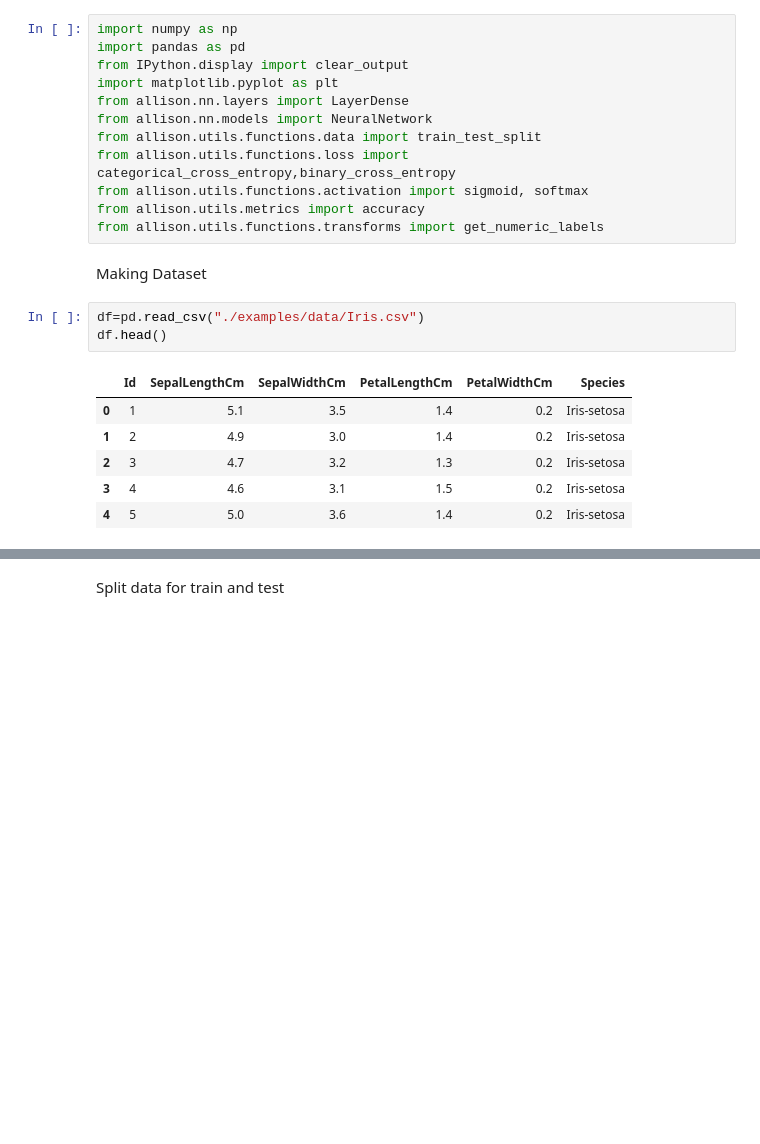
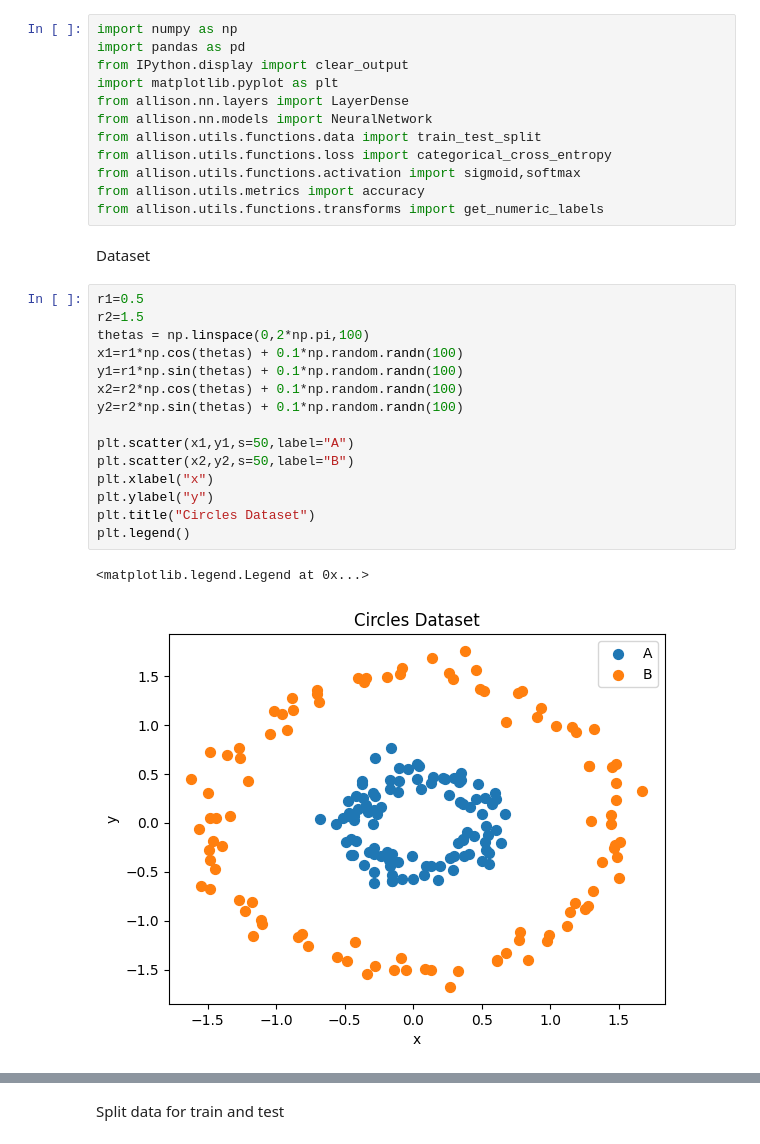
Before and after one commit to Mitchell-Mirano/Allison, a Jupyter notebook: main.ipynb, the cells around one changed output, grey strips where cells are left out. Drawn from its saved outputs; the diff is of its cells as text; blank space fills up the shorter version.

```diff
--- a/main.ipynb
+++ b/main.ipynb
@@ -6,19 +6,27 @@ import matplotlib.pyplot as plt
 from allison.nn.layers import LayerDense
 from allison.nn.models import NeuralNetwork
 from allison.utils.functions.data import train_test_split
-from allison.utils.functions.loss import categorical_cross_entropy,binary_cross_entropy
-from allison.utils.functions.activation import sigmoid, softmax
+from allison.utils.functions.loss import categorical_cross_entropy
+from allison.utils.functions.activation import sigmoid,softmax
 from allison.utils.metrics import accuracy
 from allison.utils.functions.transforms import get_numeric_labels
-# %% [markdown]
-Making Dataset
-# %%
-df=pd.read_csv("./examples/data/Iris.csv")
-df.head()
-# %% [output]
-|  | Id | SepalLengthCm | SepalWidthCm | PetalLengthCm | PetalWidthCm | Species |
-| 0 | 1 | 5.1 | 3.5 | 1.4 | 0.2 | Iris-setosa |
-| 1 | 2 | 4.9 | 3.0 | 1.4 | 0.2 | Iris-setosa |
-| 2 | 3 | 4.7 | 3.2 | 1.3 | 0.2 | Iris-setosa |
-| 3 | 4 | 4.6 | 3.1 | 1.5 | 0.2 | Iris-setosa |
-| 4 | 5 | 5.0 | 3.6 | 1.4 | 0.2 | Iris-setosa |
+# %% [markdown]
+Dataset
+# %%
+r1=0.5
+r2=1.5
+thetas = np.linspace(0,2*np.pi,100)
+x1=r1*np.cos(thetas) + 0.1*np.random.randn(100)
+y1=r1*np.sin(thetas) + 0.1*np.random.randn(100)
+x2=r2*np.cos(thetas) + 0.1*np.random.randn(100)
+y2=r2*np.sin(thetas) + 0.1*np.random.randn(100)
+
+plt.scatter(x1,y1,s=50,label="A")
+plt.scatter(x2,y2,s=50,label="B")
+plt.xlabel("x")
+plt.ylabel("y")
+plt.title("Circles Dataset")
+plt.legend()
+# %% [output]
+<matplotlib.legend.Legend at 0x...>
+[figure, added]
```
Also changed, not shown: parts of 10 cells of this notebook, 2 other files.
